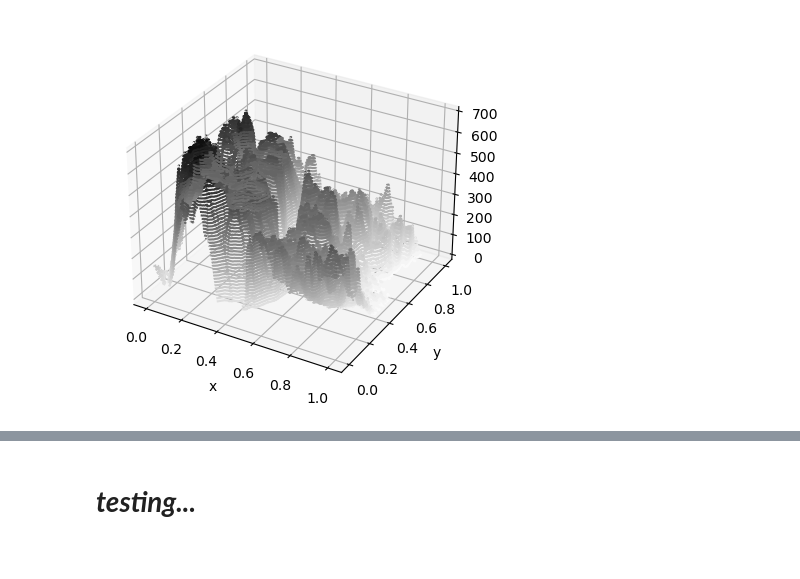
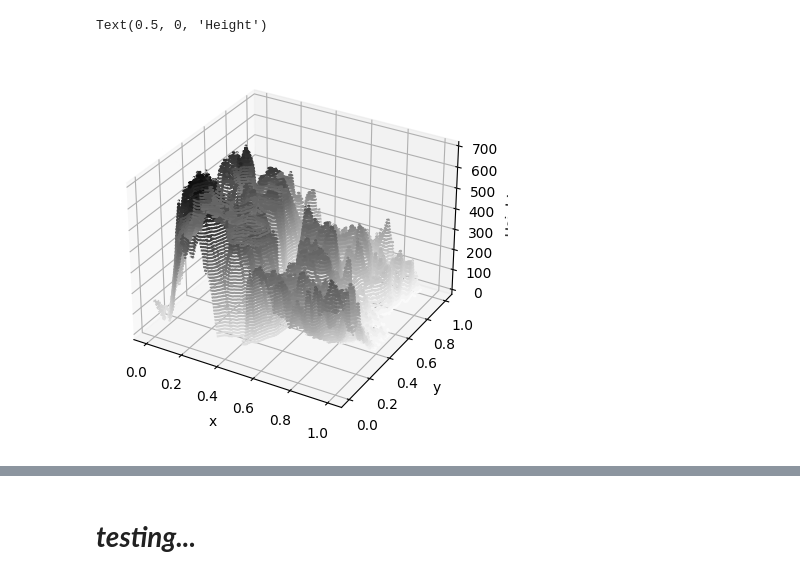
Before and after one commit to LassePladsen/FYS-STK3155-projects, a Jupyter notebook: project1/source_code/part_g_real_data.ipynb, the cells around one changed output, grey strips where cells are left out. Cells and saved outputs as stored; diff of their text form; code cells hidden in the pictures.

```diff
--- a/project1/source_code/part_g_real_data.ipynb
+++ b/project1/source_code/part_g_real_data.ipynb
@@ -66,11 +70,12 @@ plt.show()
 # %%
 fig = plt.figure()
 ax = plt.axes(projection='3d')
-ax.contour3D(x, y, z, 50, cmap='binary')
+ax.contour3D(x, y, z, 50, cmap="binary")
 ax.set_xlabel('x')
 ax.set_ylabel('y')
-ax.set_zlabel('z');
+ax.set_zlabel('Height')
 # %% [output]
+Text(0.5, 0, 'Height')
-[figure, old version]
+[figure, new version]
 # %%
 z.reshape(-1,1)
```
Also changed, not shown: parts of 14 cells of this notebook.
